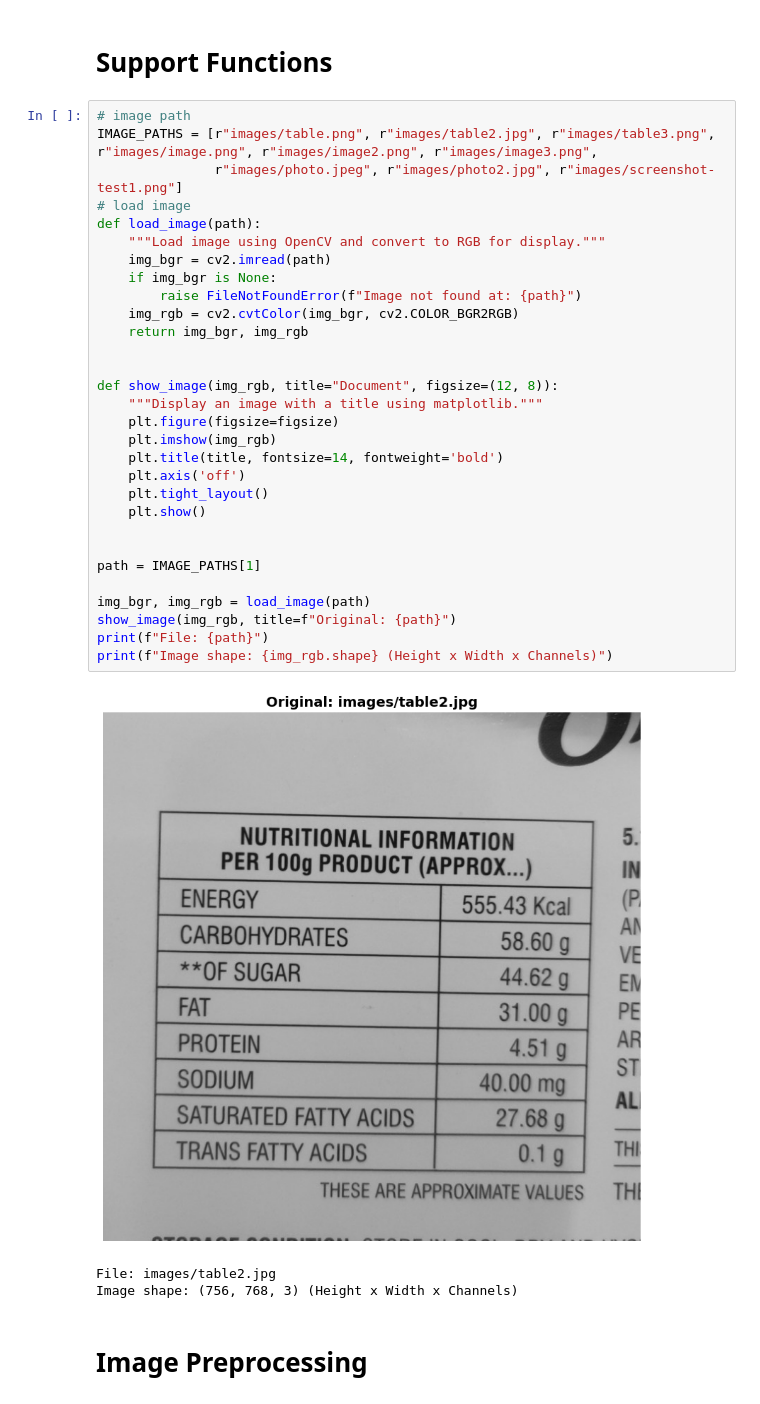
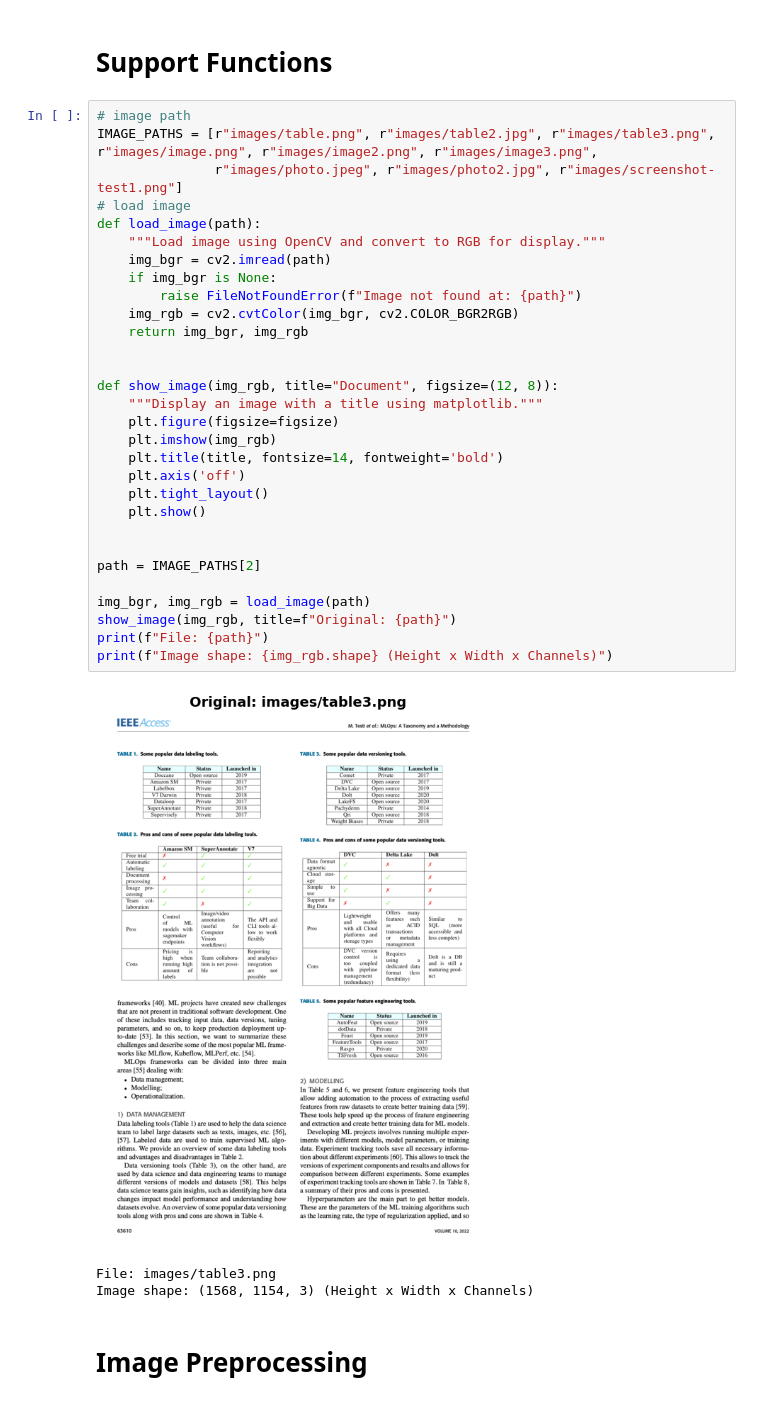
Before and after one commit to ATU-BDAAI/ca2-assignment-wanda-lily, a Jupyter notebook: CA2_Template.ipynb, the cells around one changed output. Saved outputs shown, nothing was run; the diff lists cells and outputs as text.

```diff
--- a/CA2_Template.ipynb
+++ b/CA2_Template.ipynb
@@ -120,37 +120,37 @@ spaCy version:  3.7.4
 # %%
 # image path
 IMAGE_PATHS = [r"images/table.png", r"images/table2.jpg", r"images/table3.png", r"images/image.png", r"images/image2.png", r"images/image3.png",
                r"images/photo.jpeg", r"images/photo2.jpg", r"images/screenshot-test1.png"]
 # load image
 def load_image(path):
     """Load image using OpenCV and convert to RGB for display."""
     img_bgr = cv2.imread(path)
     if img_bgr is None:
         raise FileNotFoundError(f"Image not found at: {path}")
     img_rgb = cv2.cvtColor(img_bgr, cv2.COLOR_BGR2RGB)
     return img_bgr, img_rgb
 
 
 def show_image(img_rgb, title="Document", figsize=(12, 8)):
     """Display an image with a title using matplotlib."""
     plt.figure(figsize=figsize)
     plt.imshow(img_rgb)
     plt.title(title, fontsize=14, fontweight='bold')
     plt.axis('off')
     plt.tight_layout()
     plt.show()
 
 
-path = IMAGE_PATHS[1]
+path = IMAGE_PATHS[2]
 
 img_bgr, img_rgb = load_image(path)
 show_image(img_rgb, title=f"Original: {path}")
 print(f"File: {path}")
 print(f"Image shape: {img_rgb.shape} (Height x Width x Channels)")
 # %% [output]
-[figure, old version]
+[figure, new version]
-File: images/table2.jpg
-Image shape: (756, 768, 3) (Height x Width x Channels)
+File: images/table3.png
+Image shape: (1568, 1154, 3) (Height x Width x Channels)
 # %% [markdown]
 # Image Preprocessing
 # %%
```
Also changed, not shown: parts of 8 cells of this notebook.
